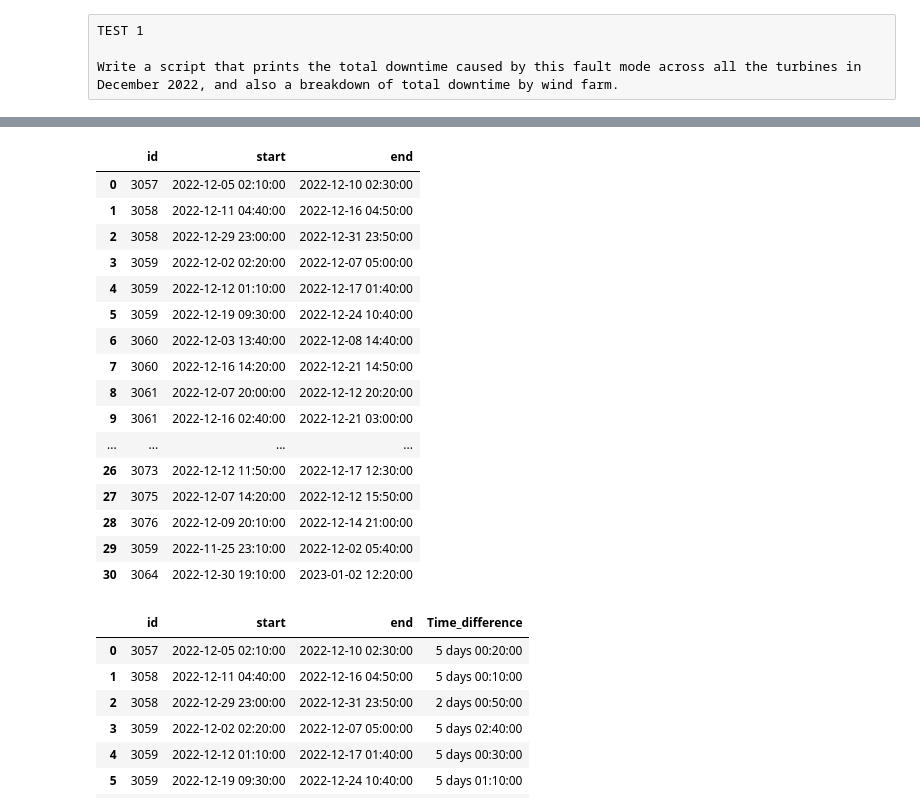
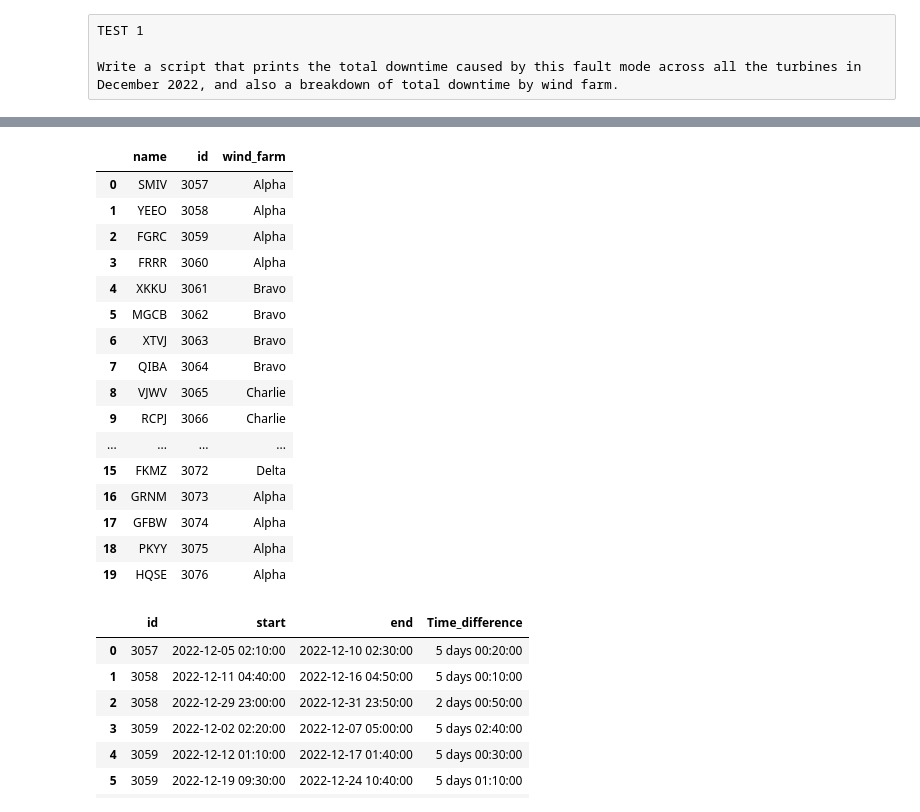
Before and after one commit to WTW-CRB-GLAB/data-test, a Jupyter notebook: Turbine_test.ipynb, the cells around one changed output, grey strips where cells are left out. Saved outputs shown, nothing was run; the diff lists cells and outputs as text; code cells hidden in the pictures.

Commit message:
Add test notebook

```diff
--- a/Turbine_test.ipynb
+++ b/Turbine_test.ipynb
@@ -10,30 +10,30 @@ print(os.getcwd())
 # %%
 import pandas as pd
 
-dr = '/home/flavia/Test_personali/data-test/'
+dr = '/home/flavia/WTW/data-test/'
 data = pd.read_csv(dr + "downtime.csv")
 data
 
 data1 = pd.read_csv(dr + "turbine_metadata.csv")
 data1
 # %% [output]
-|  | id | start | end |
-| 0 | 3057 | 2022-12-05 02:10:00 | 2022-12-10 02:30:00 |
-| 1 | 3058 | 2022-12-11 04:40:00 | 2022-12-16 04:50:00 |
-| 2 | 3058 | 2022-12-29 23:00:00 | 2022-12-31 23:50:00 |
-| 3 | 3059 | 2022-12-02 02:20:00 | 2022-12-07 05:00:00 |
-| 4 | 3059 | 2022-12-12 01:10:00 | 2022-12-17 01:40:00 |
-| 5 | 3059 | 2022-12-19 09:30:00 | 2022-12-24 10:40:00 |
-| 6 | 3060 | 2022-12-03 13:40:00 | 2022-12-08 14:40:00 |
-| 7 | 3060 | 2022-12-16 14:20:00 | 2022-12-21 14:50:00 |
-| 8 | 3061 | 2022-12-07 20:00:00 | 2022-12-12 20:20:00 |
-| 9 | 3061 | 2022-12-16 02:40:00 | 2022-12-21 03:00:00 |
+|  | name | id | wind_farm |
+| 0 | SMIV | 3057 | Alpha |
+| 1 | YEEO | 3058 | Alpha |
+| 2 | FGRC | 3059 | Alpha |
+| 3 | FRRR | 3060 | Alpha |
+| 4 | XKKU | 3061 | Bravo |
+| 5 | MGCB | 3062 | Bravo |
+| 6 | XTVJ | 3063 | Bravo |
+| 7 | QIBA | 3064 | Bravo |
+| 8 | VJWV | 3065 | Charlie |
+| 9 | RCPJ | 3066 | Charlie |
 | ... | ... | ... | ... |
-| 26 | 3073 | 2022-12-12 11:50:00 | 2022-12-17 12:30:00 |
-| 27 | 3075 | 2022-12-07 14:20:00 | 2022-12-12 15:50:00 |
-| 28 | 3076 | 2022-12-09 20:10:00 | 2022-12-14 21:00:00 |
-| 29 | 3059 | 2022-11-25 23:10:00 | 2022-12-02 05:40:00 |
-| 30 | 3064 | 2022-12-30 19:10:00 | 2023-01-02 12:20:00 |
+| 15 | FKMZ | 3072 | Delta |
+| 16 | GRNM | 3073 | Alpha |
+| 17 | GFBW | 3074 | Alpha |
+| 18 | PKYY | 3075 | Alpha |
+| 19 | HQSE | 3076 | Alpha |
 # %%
 # data.dtypes
 data['start']= pd.to_datetime(data['start'])
```
Also changed, not shown: parts of 1 cell of this notebook.
